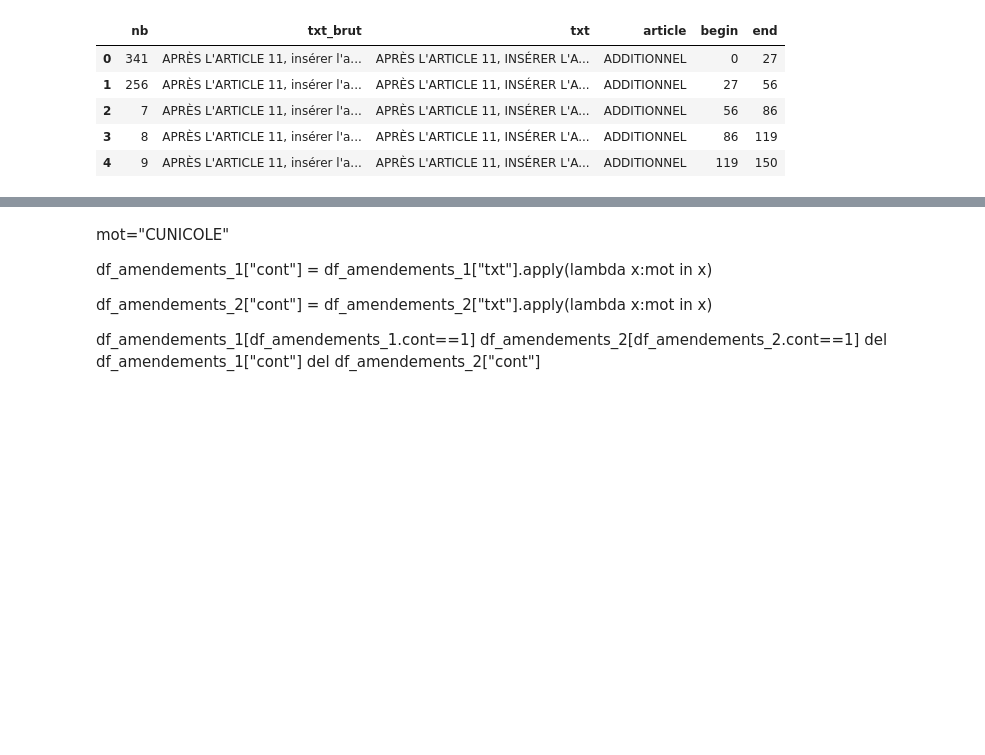
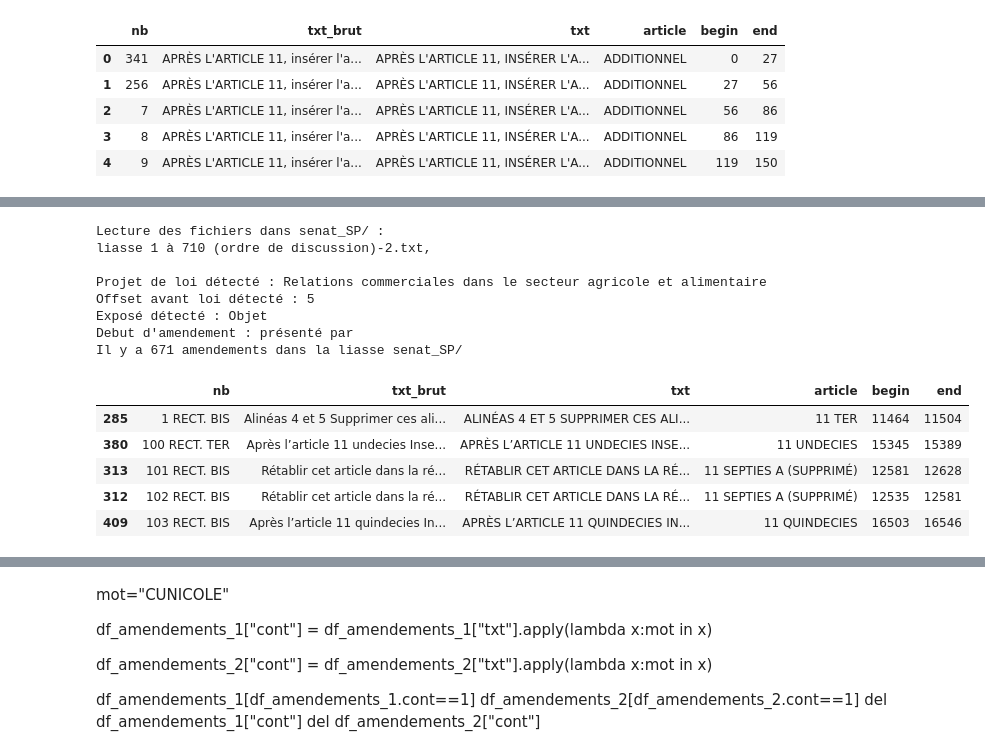
Before and after one commit to ericlajoie/parsing_amendements, a Jupyter notebook: amendements.ipynb, the cells around one changed output, grey strips where cells are left out. Cells and saved outputs as stored; diff of their text form; code cells hidden in the pictures; blank space fills up the shorter version.

```diff
--- a/amendements.ipynb
+++ b/amendements.ipynb
@@ -281,6 +288,24 @@ liasse_senat_avec_avis.head()
 | 2 | COM-3 | Après l'article 11 sexies (nouve... | APRÈS L'ARTICLE 11 SEXIES (NOUVE... | 11 SEXIES (NOUVEAU) | 66 | 120 | 3 | 3 | Défavorable \nMal rédigé, risque ... |
 | 3 | COM-4 | Après l'article 14 quater (nouve... | APRÈS L'ARTICLE 14 QUATER (NOUVE... | 14 QUATER (NOUVEAU) | 120 | 146 | 4 | 4 | x |
 | 4 | COM-5 | Après l'article 14 quater (nouve... | APRÈS L'ARTICLE 14 QUATER (NOUVE... | 14 QUATER (NOUVEAU) | 146 | 180 | 5 | 5 | Opportunité |
+# %%
+liasse_new = Liasse("senat_SP/")
+liasse_new.df_amendements.sort_values(by='nb').head()
+# %% [output]
+Lecture des fichiers dans senat_SP/ :
+liasse 1 à 710 (ordre de discussion)-2.txt,
+
+Projet de loi détecté : Relations commerciales dans le secteur agricole et alimentaire
+Offset avant loi détecté : 5
+Exposé détecté : Objet
+Debut d'amendement : présenté par
+Il y a 671 amendements dans la liasse senat_SP/
+|  | nb | txt_brut | txt | article | begin | end |
+| 285 | 1 RECT. BIS | Alinéas 4 et 5 Supprimer ces ali... | ALINÉAS 4 ET 5 SUPPRIMER CES ALI... | 11 TER | 11464 | 11504 |
+| 380 | 100 RECT. TER | Après l’article 11 undecies Inse... | APRÈS L’ARTICLE 11 UNDECIES INSE... | 11 UNDECIES | 15345 | 15389 |
+| 313 | 101 RECT. BIS | Rétablir cet article dans la ré... | RÉTABLIR CET ARTICLE DANS LA RÉ... | 11 SEPTIES A (SUPPRIMÉ) | 12581 | 12628 |
+| 312 | 102 RECT. BIS | Rétablir cet article dans la ré... | RÉTABLIR CET ARTICLE DANS LA RÉ... | 11 SEPTIES A (SUPPRIMÉ) | 12535 | 12581 |
+| 409 | 103 RECT. BIS | Après l’article 11 quindecies In... | APRÈS L’ARTICLE 11 QUINDECIES IN... | 11 QUINDECIES | 16503 | 16546 |
 # %%
 def compute_match(df_amendements_1, df_amendements_2, version1, version2, test_fast=False):
 
```
Also changed, not shown: parts of 15 cells of this notebook, 1 other file.
